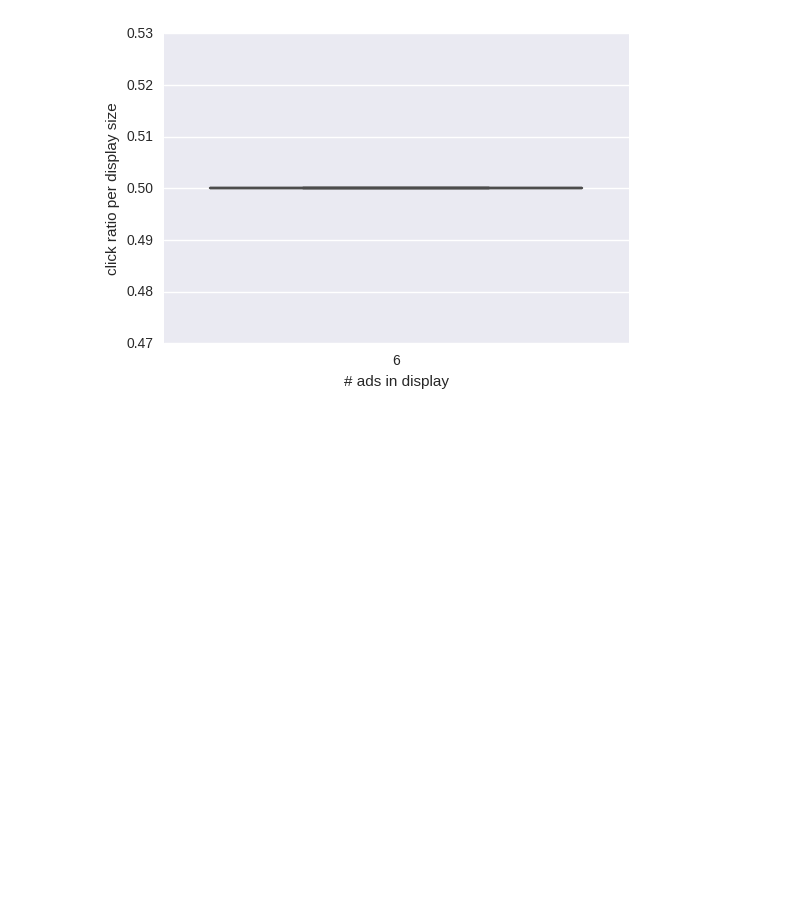
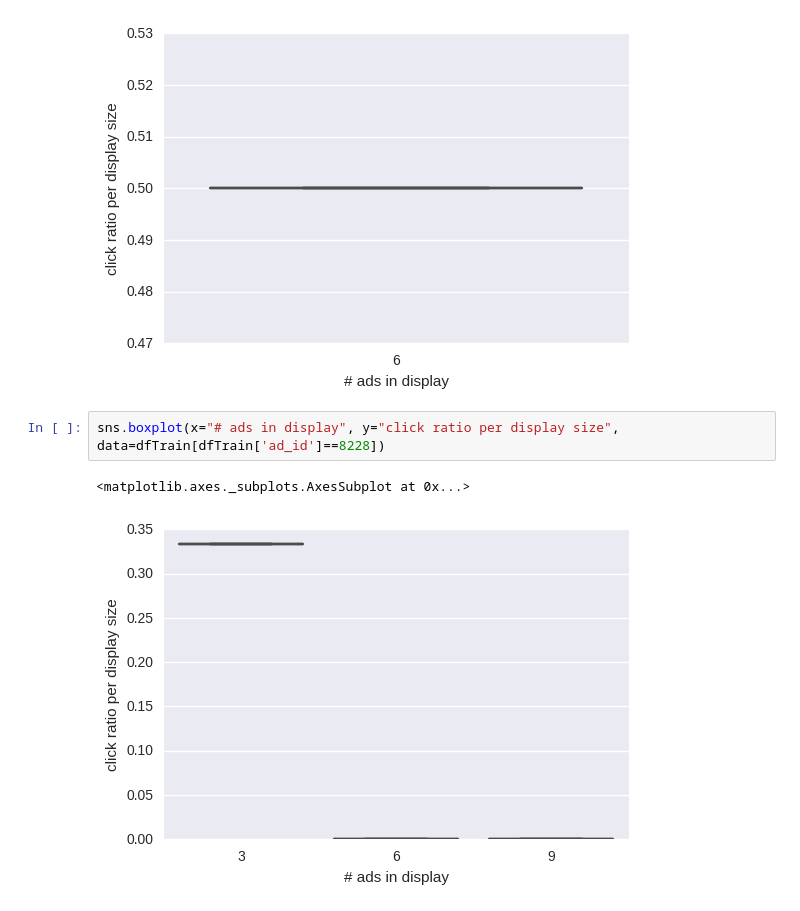
Before and after one commit to jason9263/kaggle_outbrain, a Jupyter notebook: EDA #2.ipynb, the cells around one changed output. Drawn from its saved outputs; the diff is of its cells as text; blank space fills up the shorter version.

```diff
--- a/EDA #2.ipynb
+++ b/EDA #2.ipynb
@@ -117,3 +117,8 @@ sns.boxplot(x="# ads in display", y="click ratio per display size", data=dfTrain
 # %% [output]
 <matplotlib.axes._subplots.AxesSubplot at 0x...>
 [figure]
+# %%
+sns.boxplot(x="# ads in display", y="click ratio per display size", data=dfTrain[dfTrain['ad_id']==8228])
+# %% [output]
+<matplotlib.axes._subplots.AxesSubplot at 0x...>
+[figure, added]
```
Also changed, not shown: parts of 23 cells of this notebook.
